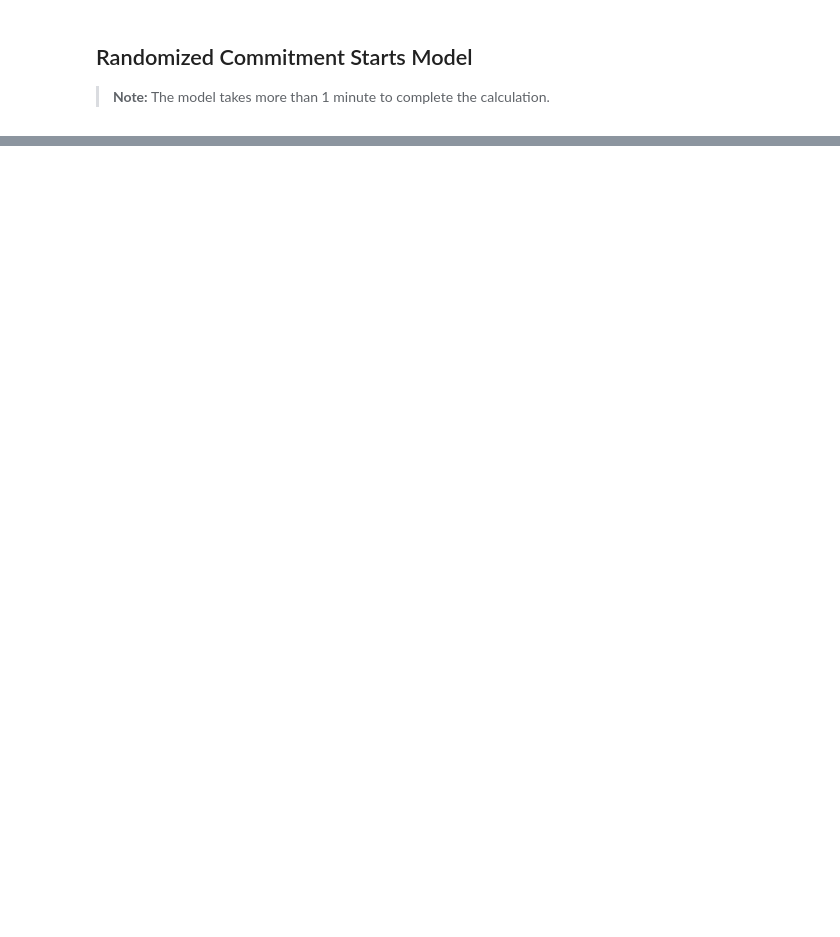
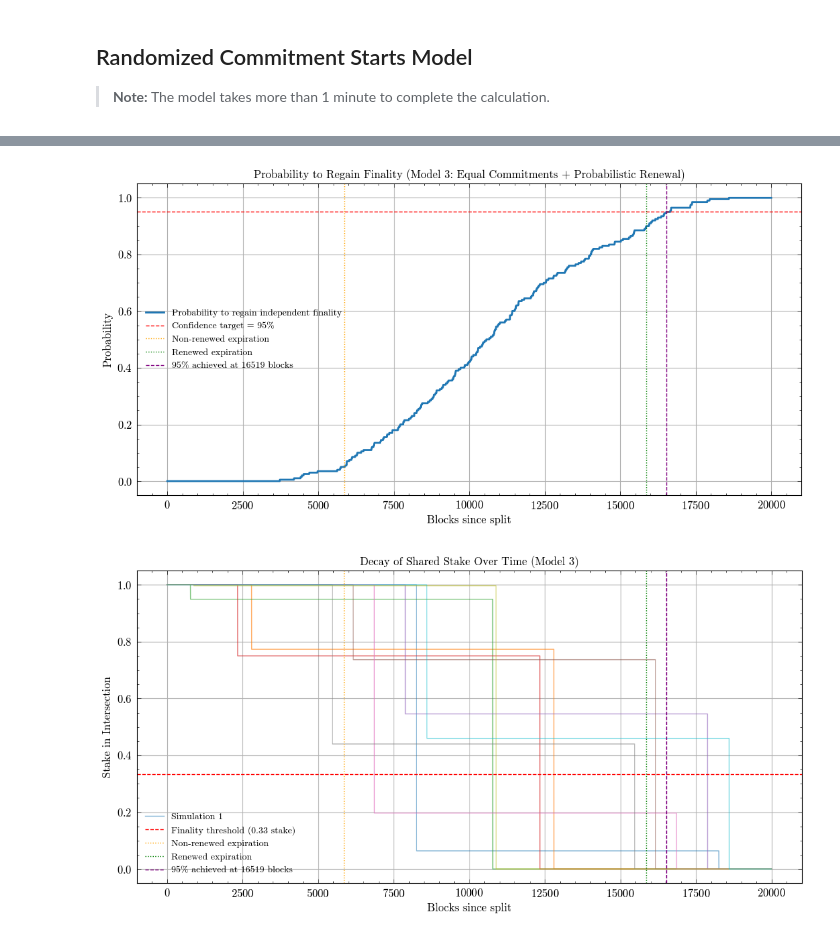
Before and after one commit to alexeykiselev/WavesFinality, a Jupyter notebook: GracefulChainSplitting.ipynb, the cells around one changed output, grey strips where cells are left out. Drawn from its saved outputs; the diff is of its cells as text; code cells hidden in the pictures; blank space fills up the shorter version.

Commit message:
Third model for the grace split added.

```diff
--- a/GracefulChainSplitting.ipynb
+++ b/GracefulChainSplitting.ipynb
@@ -236,0 +244,78 @@ plt.savefig("decay_2.png", dpi=300)
+# %%
+commitment_duration = 10000
+simulation_time = 20000
+renewal_probability = 0.5
+
+# Simulation
+time = np.arange(simulation_time)
+intersection_stake_records = np.zeros((num_simulations, simulation_time))
+
+# Prepare last simulation's expiration_times for the expiration distribution plot
+last_expiration_times = None
+
+for sim in range(num_simulations):
+    # Random split time during first period
+    split_time = np.random.uniform(0, commitment_duration)
+
+    # Renewal probability increases with time (e.g., linearly)
+    renewal_probability = split_time / commitment_duration
+
+    # Each generator has a chance to renew before the split
+    renewed = np.random.rand(total_generators) < renewal_probability
+
+    # Expiration times: either at D or 2D
+    full_commitment_ends = np.where(renewed, 2 * commitment_duration, commitment_duration)
+    expiration_times = full_commitment_ends - split_time
+    expiration_times[expiration_times < 0] = 0
+
+    # Track remaining stake in intersection at each time step
+    for t in time:
+        active = expiration_times >= t
+        intersection_stake_records[sim, t] = stakes[active].sum()
+
+
+# Finality threshold
+finality_threshold_stake = 1 - finality_fraction  # e.g., 1 - 2/3 = 1/3
+
+# Compute probability to regain finality at each block height
+prob_finality_restored_stake = np.mean(intersection_stake_records <= finality_threshold_stake, axis=0)
+
+# Find the first block where probability crosses the confidence_target
+crossing_index = np.argmax(prob_finality_restored_stake >= confidence_target)
+crossing_block = time[crossing_index] if prob_finality_restored_stake[crossing_index] >= confidence_target else None
+split_offset = split_time
+
+# Plot 1: Probability of Independent Finality Recovery
+f, ax = plt.subplots(figsize=(12, 6))
+ax.plot(time, prob_finality_restored_stake, label="Probability to regain independent finality", linewidth=2)
+ax.axhline(confidence_target, color='red', linestyle='--', label=f"Confidence target = {confidence_target*100:.0f}%")
+ax.axvline(commitment_duration - split_offset, color='orange', linestyle=':', label="Non-renewed expiration")
+ax.axvline(2 * commitment_duration - split_offset, color='green', linestyle=':', label="Renewed expiration")
+if crossing_block is not None:
+    ax.axvline(crossing_block, color='purple', linestyle='--', label=f"95% achieved at {crossing_block} blocks")
+ax.set_xlabel("Blocks since split")
+ax.set_ylabel("Probability")
+ax.set_title("Probability to Regain Finality (Model 3: Equal Commitments + Probabilistic Renewal)")
+ax.legend()
+ax.grid(True)
+plt.savefig("probability_3.png", dpi=300)
+
+
+# Plot 2: Shared Stake Decay Over Time
+f, ax = plt.subplots(figsize=(12, 6))
+for i in range(min(10, num_simulations)):
+    ax.plot(time, intersection_stake_records[i], alpha=0.6, label=f"Simulation {i+1}" if i == 0 else "")
+ax.axhline(finality_threshold_stake, color='red', linestyle='--', label=f"Finality threshold ({finality_threshold_stake:.2f} stake)")
+ax.axvline(commitment_duration - split_offset, color='orange', linestyle=':', label="Non-renewed expiration")
+ax.axvline(2 * commitment_duration - split_offset, color='green', linestyle=':', label="Renewed expiration")
+if crossing_block is not None:
+    ax.axvline(crossing_block, color='purple', linestyle='--', label=f"95% achieved at {crossing_block} blocks")
+ax.set_xlabel("Blocks since split")
+ax.set_ylabel("Stake in Intersection")
+ax.set_title("Decay of Shared Stake Over Time (Model 3)")
+ax.legend()
+ax.grid(True)
+plt.savefig("decay_3.png", dpi=300)
+# %% [output]
+[figure, added]
+[figure, added]
```
Also changed, not shown: parts of 3 cells of this notebook.
